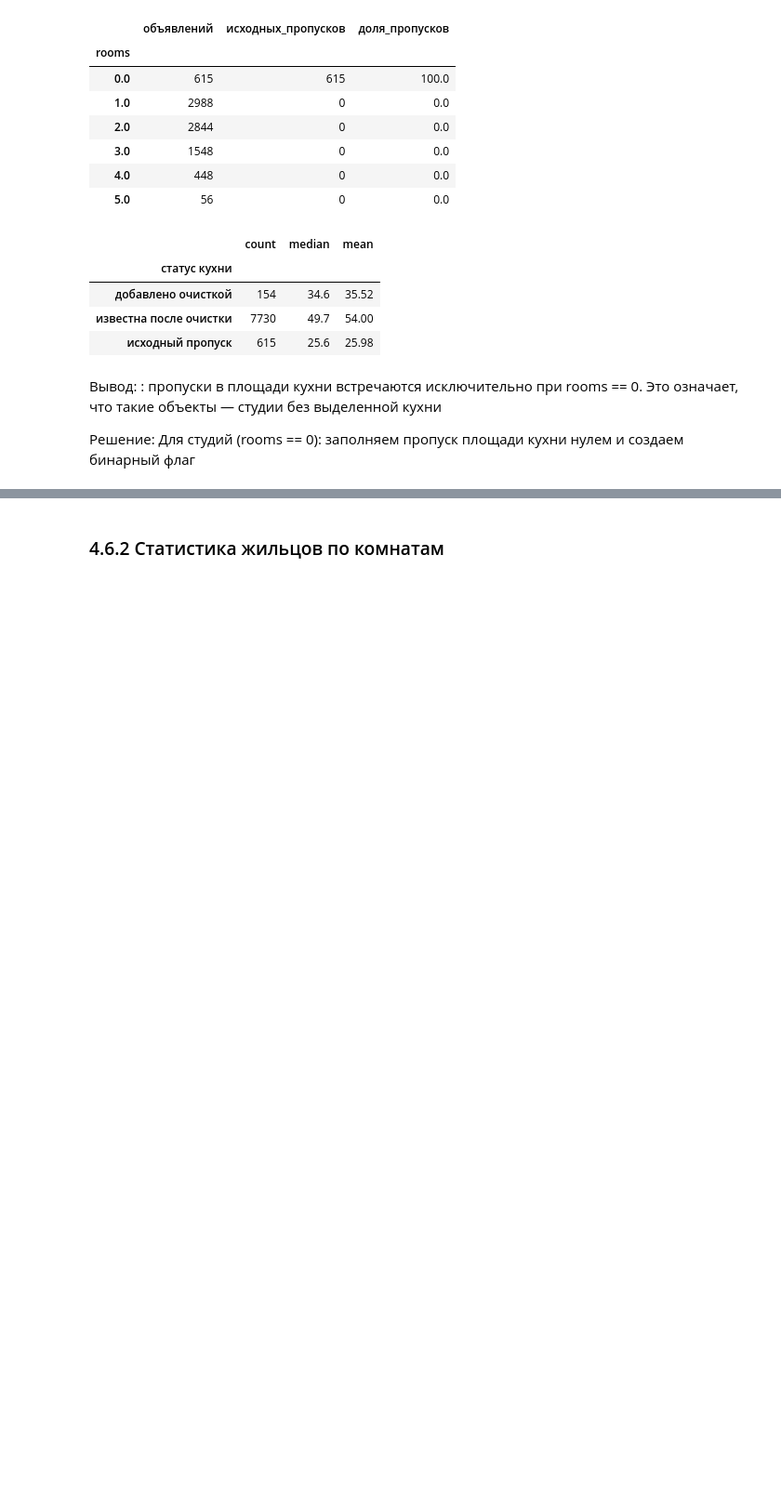
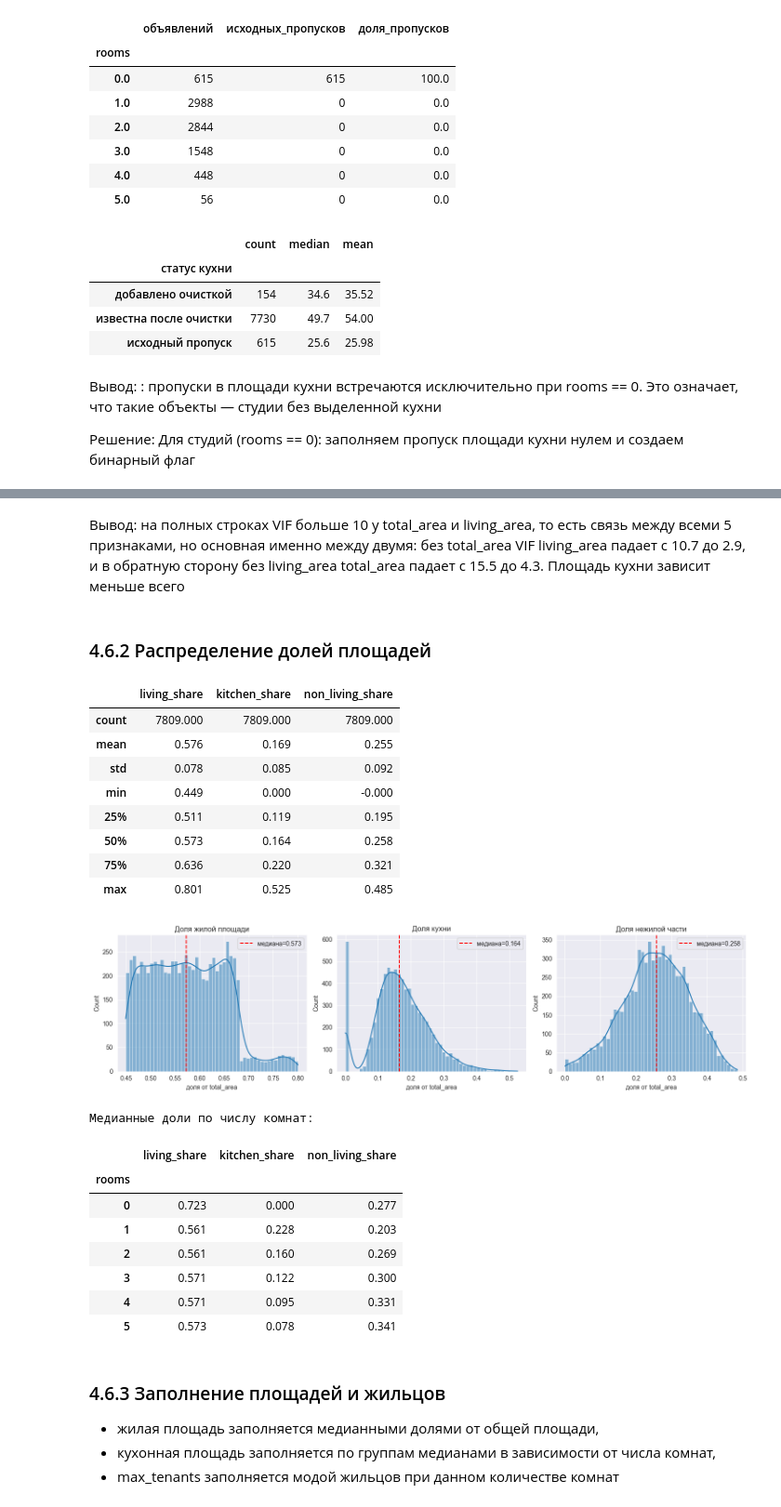
Before and after one commit to 6VolGirl/6VolGirl-Suhodolova_Anna_Lab2, a Jupyter notebook: notebooks/01_preparation.ipynb, the cells around one changed output, grey strips where cells are left out. Shown at 93% size. Saved outputs shown, nothing was run; the diff lists cells and outputs as text; code cells hidden in the pictures; blank space fills up the shorter version.

```diff
--- a/notebooks/01_preparation.ipynb
+++ b/notebooks/01_preparation.ipynb
@@ -1064,3 +1065,60 @@ display(pd.DataFrame({"без специальных замен": X_without[COLS
+# %% [markdown]
+Вывод: на полных строках VIF больше 10 у total_area и living_area, то есть связь между всеми 5 признаками, но основная именно между двумя: без total_area VIF living_area падает с 10.7 до 2.9, и в обратную сторону без living_area total_area падает с 15.5 до 4.3. Площадь кухни зависит меньше всего
+# %% [markdown]
+### 4.6.2 Распределение долей площадей
+# %%
+# Доли площадей от общей — на полных строках (без пропусков)
+area_full = X_base[["total_area", "living_area", "kitchen_area"]].dropna()
+
+area_full = area_full.copy()
+area_full["living_share"] = area_full["living_area"] / area_full["total_area"]
+area_full["kitchen_share"] = area_full["kitchen_area"] / area_full["total_area"]
+area_full["non_living_share"] = 1 - area_full["living_share"] - area_full["kitchen_share"]
+
+# Статистика долей
+display(area_full[["living_share", "kitchen_share", "non_living_share"]].describe().round(3))
+
+# Распределение долей
+fig, axes = plt.subplots(1, 3, figsize=(15, 4))
+for ax, col, title in zip(axes,
+                           ["living_share", "kitchen_share", "non_living_share"],
+                           ["Доля жилой площади", "Доля кухни", "Доля нежилой части"]):
+    sns.histplot(area_full[col], bins=50, kde=True, ax=ax)
+    ax.axvline(area_full[col].median(), color="red", linestyle="--", label=f"медиана={area_full[col].median():.3f}")
+    ax.set_title(title)
+    ax.set_xlabel("доля от total_area")
+    ax.legend()
+plt.tight_layout()
+plt.show()
+
+# Доли в разрезе числа комнат — чтобы убедиться, что медиана стабильна
+print("Медианные доли по числу комнат:")
+display(area_full.assign(rooms=X_base.loc[area_full.index, "rooms"].astype(int))
+        .groupby("rooms")[["living_share", "kitchen_share", "non_living_share"]]
+        .median().round(3))
+# %% [output]
+|  | living_share | kitchen_share | non_living_share |
+| count | 7809.000 | 7809.000 | 7809.000 |
+| mean | 0.576 | 0.169 | 0.255 |
+| std | 0.078 | 0.085 | 0.092 |
+| min | 0.449 | 0.000 | -0.000 |
+| 25% | 0.511 | 0.119 | 0.195 |
+| 50% | 0.573 | 0.164 | 0.258 |
+| 75% | 0.636 | 0.220 | 0.321 |
+| max | 0.801 | 0.525 | 0.485 |
+[figure, added]
+Медианные доли по числу комнат:
+|  | living_share | kitchen_share | non_living_share |
+| rooms |  |  |  |
+| 0 | 0.723 | 0.000 | 0.277 |
+| 1 | 0.561 | 0.228 | 0.203 |
+| 2 | 0.561 | 0.160 | 0.269 |
+| 3 | 0.571 | 0.122 | 0.300 |
+| 4 | 0.571 | 0.095 | 0.331 |
+| 5 | 0.573 | 0.078 | 0.341 |
 # %% [markdown]
-### 4.6.2 Статистика жильцов по комнатам
+### 4.6.3 Заполнение площадей и жильцов
+- жилая площадь заполняется медианными долями от общей площади,
+- кухонная площадь заполняется по группам медианами в зависимости от числа комнат,
+- max_tenants заполняется модой жильцов при данном количестве комнат
 # %%
```
Also changed, not shown: parts of 33 cells of this notebook, 1 other file.
